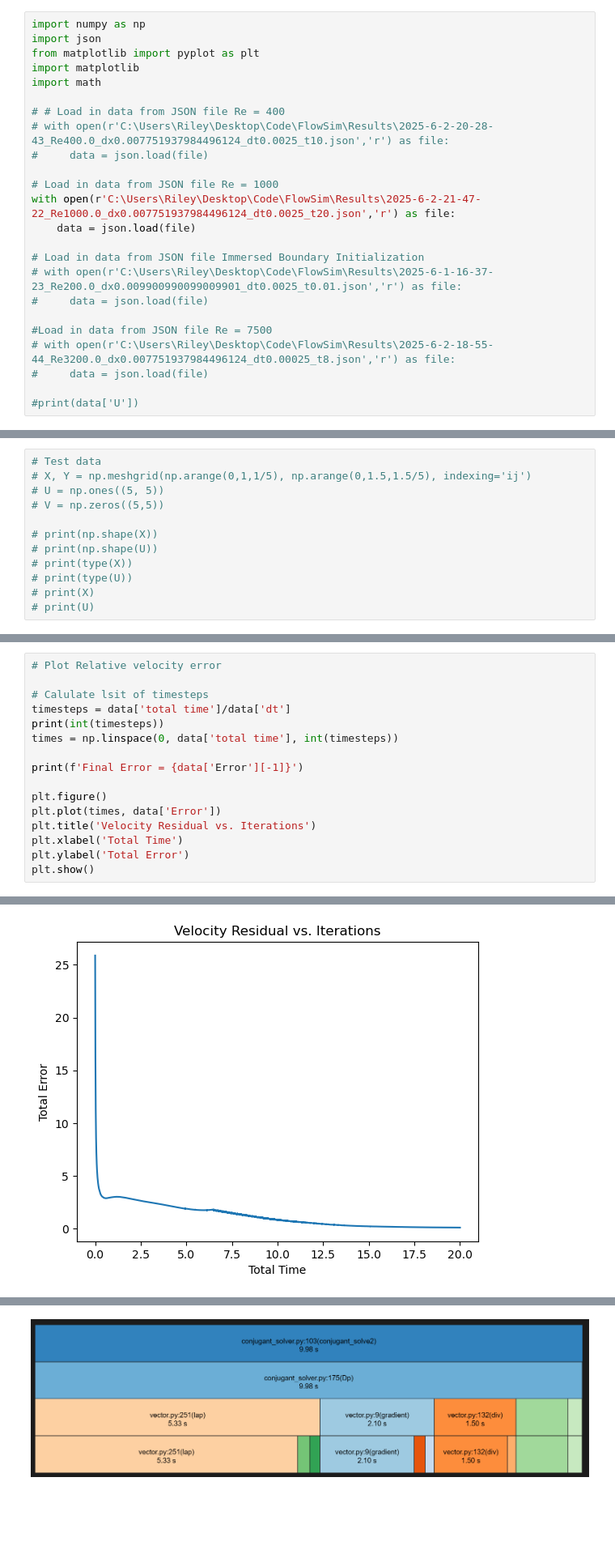
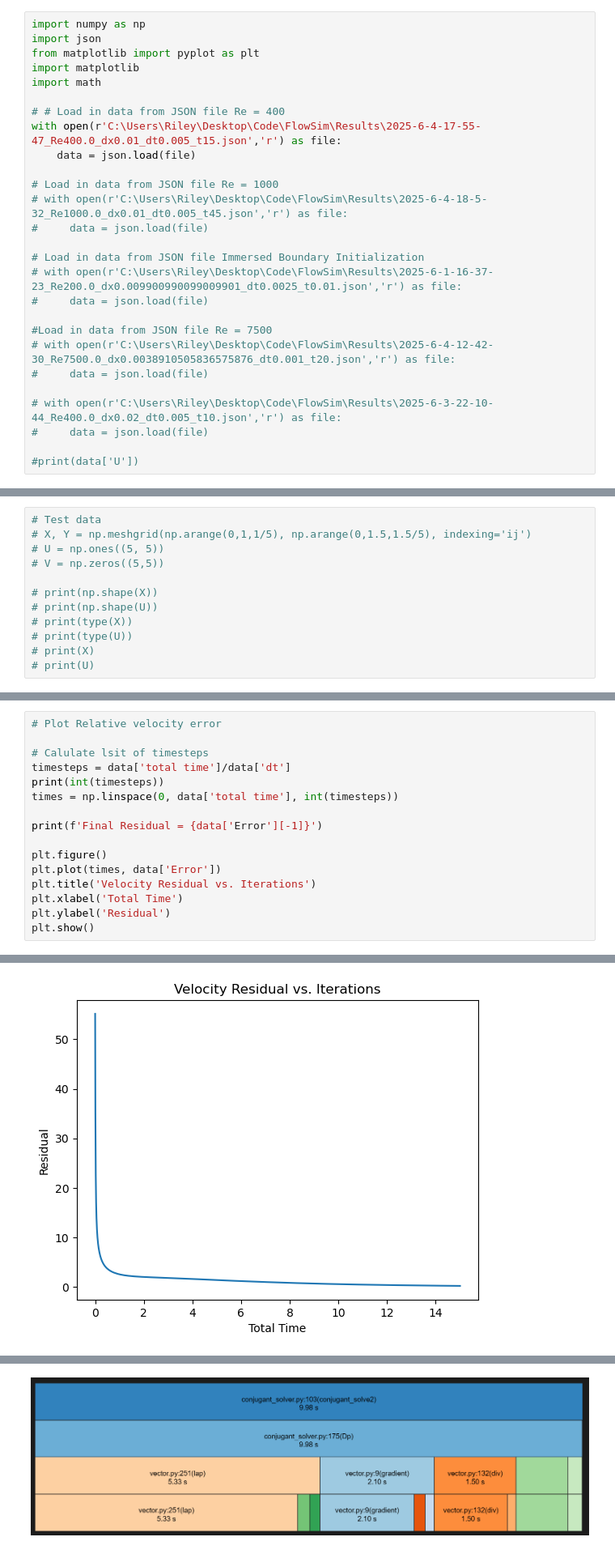
Before and after one commit to roneil44/FlowSim, a Jupyter notebook: analyis.ipynb, the cells around one changed output, grey strips where cells are left out. Shown at 81% size. Drawn from its saved outputs; the diff is of its cells as text; blank space fills up the shorter version.

```diff
--- a/analyis.ipynb
+++ b/analyis.ipynb
@@ -6,19 +6,22 @@ import matplotlib
 import math
 
 # # Load in data from JSON file Re = 400
-# with open(r'C:\Users\Riley\Desktop\Code\FlowSim\Results\2025-6-2-20-28-43_Re400.0_dx0.007751937984496124_dt0.0025_t10.json','r') as file:
-#     data = json.load(file)
+with open(r'C:\Users\Riley\Desktop\Code\FlowSim\Results\2025-6-4-17-55-47_Re400.0_dx0.01_dt0.005_t15.json','r') as file:
+    data = json.load(file)
 
 # Load in data from JSON file Re = 1000
-with open(r'C:\Users\Riley\Desktop\Code\FlowSim\Results\2025-6-2-21-47-22_Re1000.0_dx0.007751937984496124_dt0.0025_t20.json','r') as file:
-    data = json.load(file)
+# with open(r'C:\Users\Riley\Desktop\Code\FlowSim\Results\2025-6-4-18-5-32_Re1000.0_dx0.01_dt0.005_t45.json','r') as file:
+#     data = json.load(file)
 
 # Load in data from JSON file Immersed Boundary Initialization
 # with open(r'C:\Users\Riley\Desktop\Code\FlowSim\Results\2025-6-1-16-37-23_Re200.0_dx0.009900990099009901_dt0.0025_t0.01.json','r') as file:
 #     data = json.load(file)
 
 #Load in data from JSON file Re = 7500
-# with open(r'C:\Users\Riley\Desktop\Code\FlowSim\Results\2025-6-2-18-55-44_Re3200.0_dx0.007751937984496124_dt0.00025_t8.json','r') as file:
+# with open(r'C:\Users\Riley\Desktop\Code\FlowSim\Results\2025-6-4-12-42-30_Re7500.0_dx0.0038910505836575876_dt0.001_t20.json','r') as file:
+#     data = json.load(file)
+
+# with open(r'C:\Users\Riley\Desktop\Code\FlowSim\Results\2025-6-3-22-10-44_Re400.0_dx0.02_dt0.005_t10.json','r') as file:
 #     data = json.load(file)
 
 #print(data['U'])
@@ -101,12 +104,12 @@ timesteps = data['total time']/data['dt']
 print(int(timesteps))
 times = np.linspace(0, data['total time'], int(timesteps))
 
-print(f'Final Error = {data['Error'][-1]}')
+print(f'Final Residual = {data['Error'][-1]}')
 
 plt.figure()
 plt.plot(times, data['Error'])
 plt.title('Velocity Residual vs. Iterations')
 plt.xlabel('Total Time')
-plt.ylabel('Total Error')
+plt.ylabel('Residual')
 plt.show()
 # %% [output]
@@ -115,4 +118,4 @@ Final Error = 0.09339239933690494
-[figure, old version]
+[figure, new version]
 # %%
 # Quiver Plots
 
```
Also changed, not shown: parts of 9 cells of this notebook, 8 other files.
